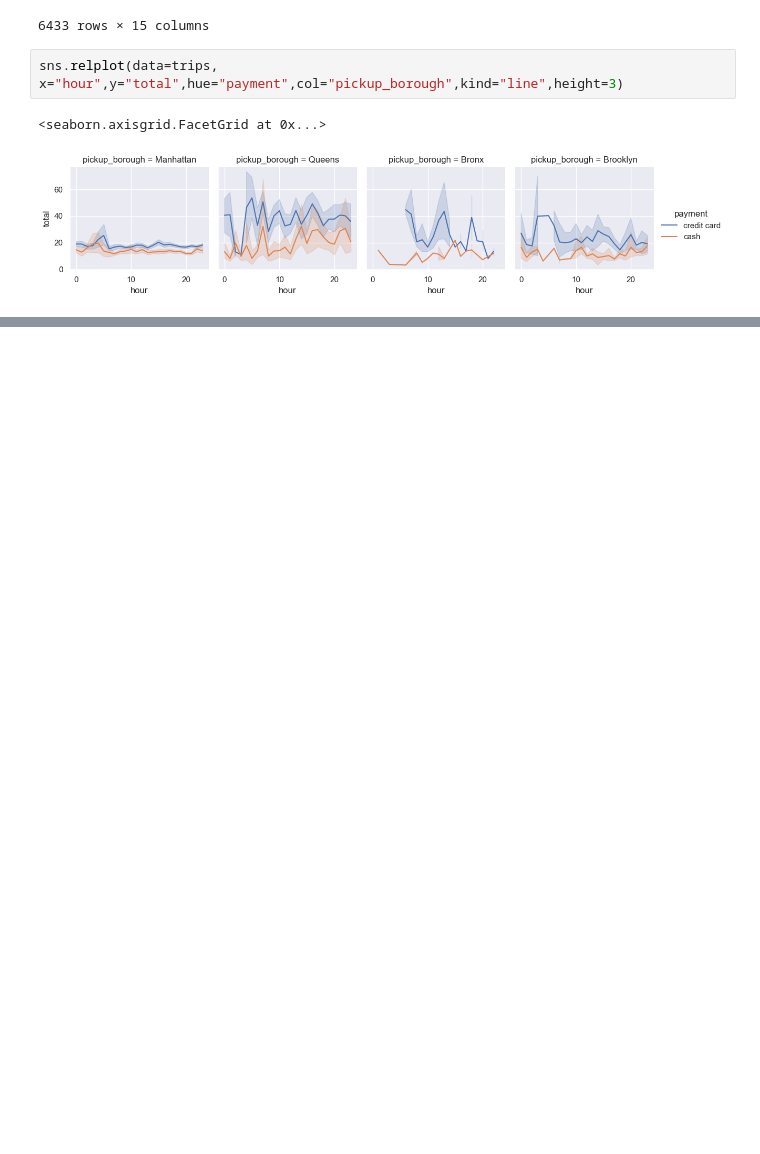
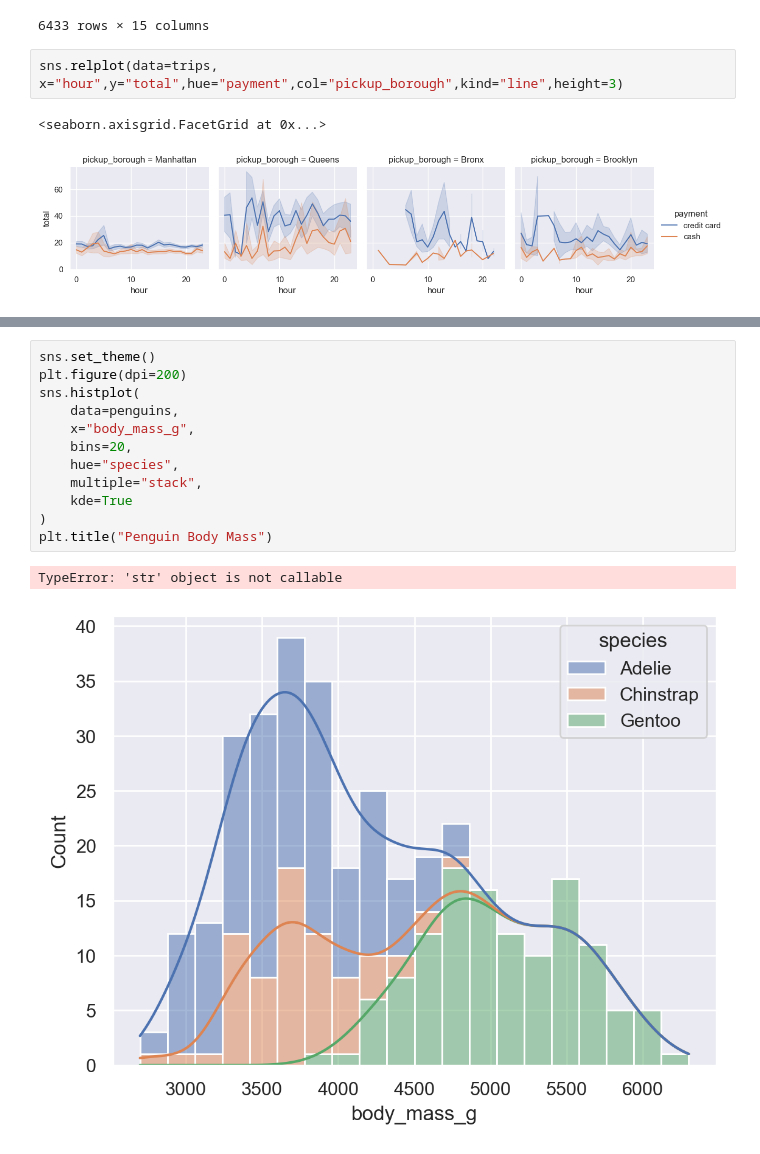
Before and after one commit to choi55j/-2023-09, a Jupyter notebook: choi/수파이썬/21강.ipynb, the cells around one changed output, grey strips where cells are left out. Saved outputs shown, nothing was run; the diff lists cells and outputs as text; blank space fills up the shorter version.

```diff
--- a/choi/수파이썬/21강.ipynb
+++ b/choi/수파이썬/21강.ipynb
@@ -203,0 +258,15 @@ sns.relplot(data=trips, x="hour",y="total",hue="payment",col="pickup_borough",ki
+# %%
+sns.set_theme()
+plt.figure(dpi=200)
+sns.histplot(
+    data=penguins,
+    x="body_mass_g",
+    bins=20,
+    hue="species",
+    multiple="stack",
+    kde=True
+)
+plt.title("Penguin Body Mass")
+# %% [output]
+TypeError: 'str' object is not callable
+[figure, added]
```
Also changed, not shown: parts of 8 cells of this notebook.
